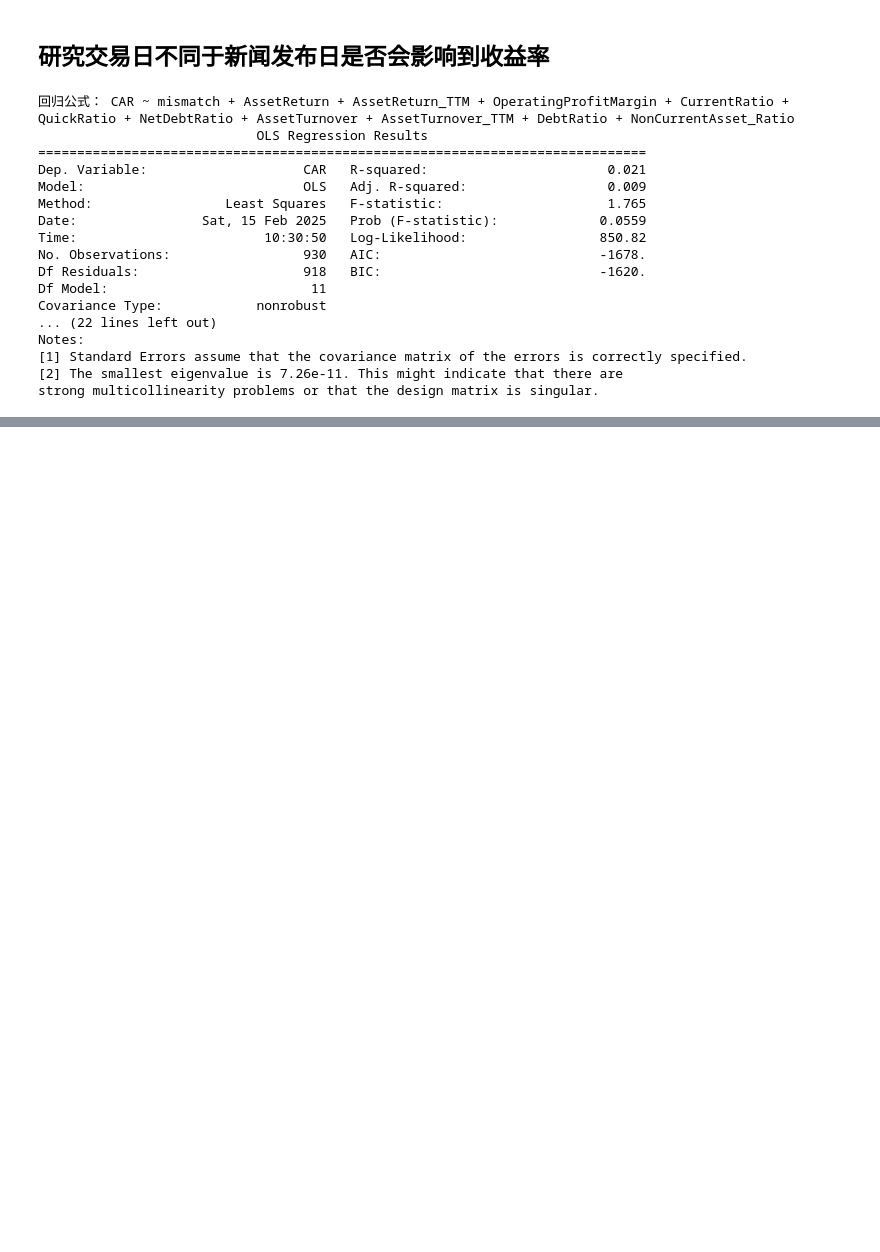
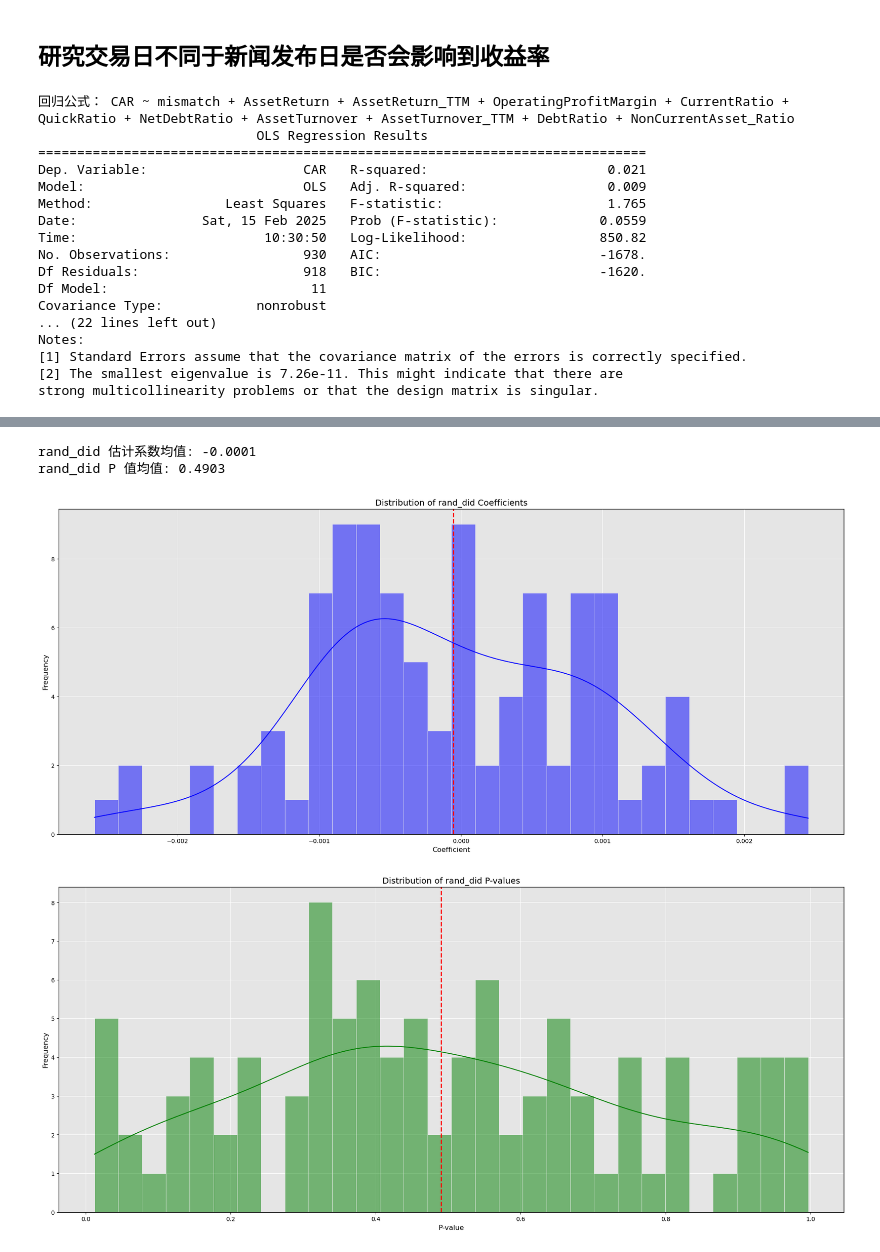
Before and after one commit to Sundance0604/Fake_Finance_News, a Jupyter notebook: faker_news/deep_seek.ipynb, the cells around one changed output, grey strips where cells are left out. Saved outputs shown, nothing was run; the diff lists cells and outputs as text; code cells hidden in the pictures; blank space fills up the shorter version.

```diff
--- a/faker_news/deep_seek.ipynb
+++ b/faker_news/deep_seek.ipynb
@@ -1357,0 +1473,11 @@ strong multicollinearity problems or that the design matrix is singular.
+# %%
+import statsmodels.formula.api as smf
+formula_logit = 'truth ~ final_score2'
+# 若有其他控制变量，加入公式：
+
+# 估计 Logit 模型
+logit_model = smf.logit(formula_logit, data=df_long).fit()
+print(logit_model.summary())
+summary_text = logit_model.summary().as_text()
+with open('model_summary_1sls.txt', 'w') as f:
+    f.write(summary_text)
@@ -1357,0 +1655,65 @@ strong multicollinearity problems or that the design matrix is singular.
+# %%
+import numpy as np
+import pandas as pd
+import statsmodels.formula.api as smf
+import matplotlib.pyplot as plt
+import seaborn as sns
+
+# 存储回归系数和 p 值的列表
+coef_list = []
+pval_list = []
+
+# 进行 100 次随机抽样
+num_iterations = 100
+for i in range(num_iterations):
+    np.random.seed(i)  # 设定随机种子
+    df_long['rand_truth'] = np.random.permutation(df_long['truth'].values)
+
+    # 构造随机分组变量
+    df_long['rand_Post'] = (df_long['time_num'] >= 0).astype(int)
+    df_long['rand_did'] = df_long['rand_truth'] * df_long['rand_Post']
+
+    # 生成回归公式
+    formula_rand = 'AR ~ rand_truth + rand_Post + rand_did'
+    if control_vars:
+        formula_rand += ' + ' + ' + '.join(control_vars)
+
+    # 估计 OLS 回归
+    rand_model = smf.ols(formula_rand, data=df_long).fit()
+
+    # 记录 rand_did 的估计系数和 P 值
+    coef_list.append(rand_model.params['rand_did'])
+    pval_list.append(rand_model.pvalues['rand_did'])
+
+# 转换为 DataFrame 便于分析
+results_df = pd.DataFrame({'coef': coef_list, 'p_value': pval_list})
+
+# 计算均值
+mean_coef = np.mean(coef_list)
+mean_pval = np.mean(pval_list)
+
+print(f"rand_did 估计系数均值: {mean_coef:.4f}")
+print(f"rand_did P 值均值: {mean_pval:.4f}")
+
+# 画出系数分布图
+plt.figure(figsize=(24, 10))
+sns.histplot(results_df['coef'], bins=30, kde=True, color='blue')
+plt.axvline(mean_coef, color='red', linestyle='dashed', linewidth=2)
+plt.title('Distribution of rand_did Coefficients')
+plt.xlabel('Coefficient')
+plt.ylabel('Frequency')
+plt.show()
+
+# 画出 P 值分布图
+plt.figure(figsize=(24, 10))
+sns.histplot(results_df['p_value'], bins=30, kde=True, color='green')
+plt.axvline(mean_pval, color='red', linestyle='dashed', linewidth=2)
+plt.title('Distribution of rand_did P-values')
+plt.xlabel('P-value')
+plt.ylabel('Frequency')
+plt.show()
+# %% [output]
+rand_did 估计系数均值: -0.0001
+rand_did P 值均值: 0.4903
+[figure, added]
+[figure, added]
```
Also changed, not shown: parts of 30 cells of this notebook, 27 other files.
